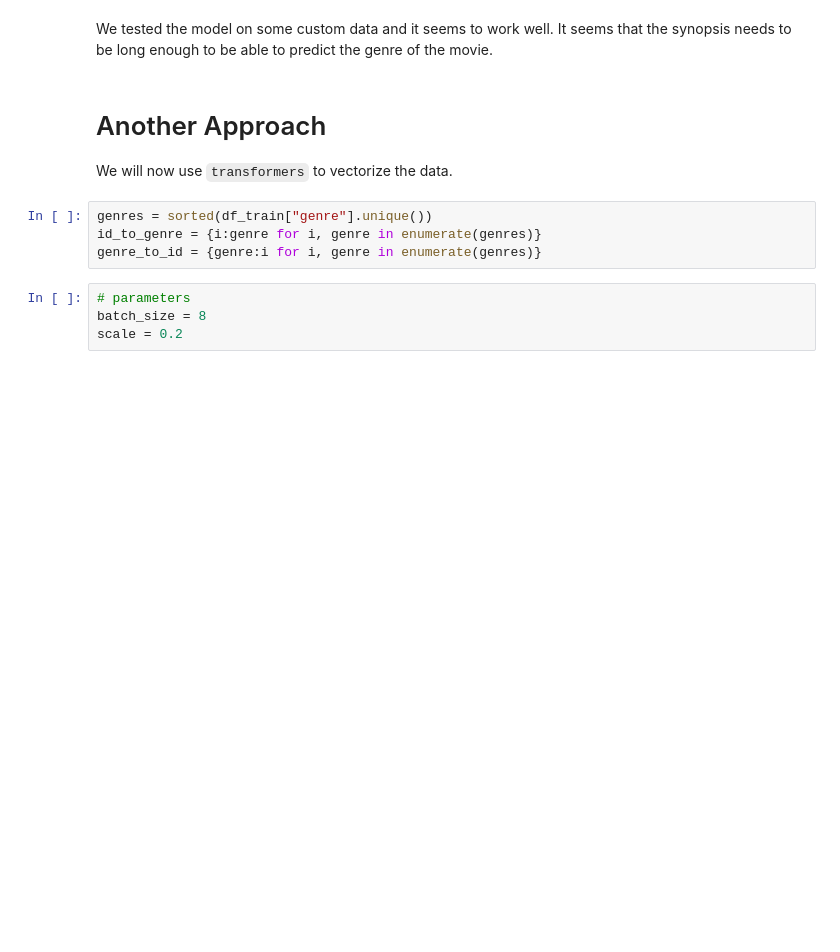
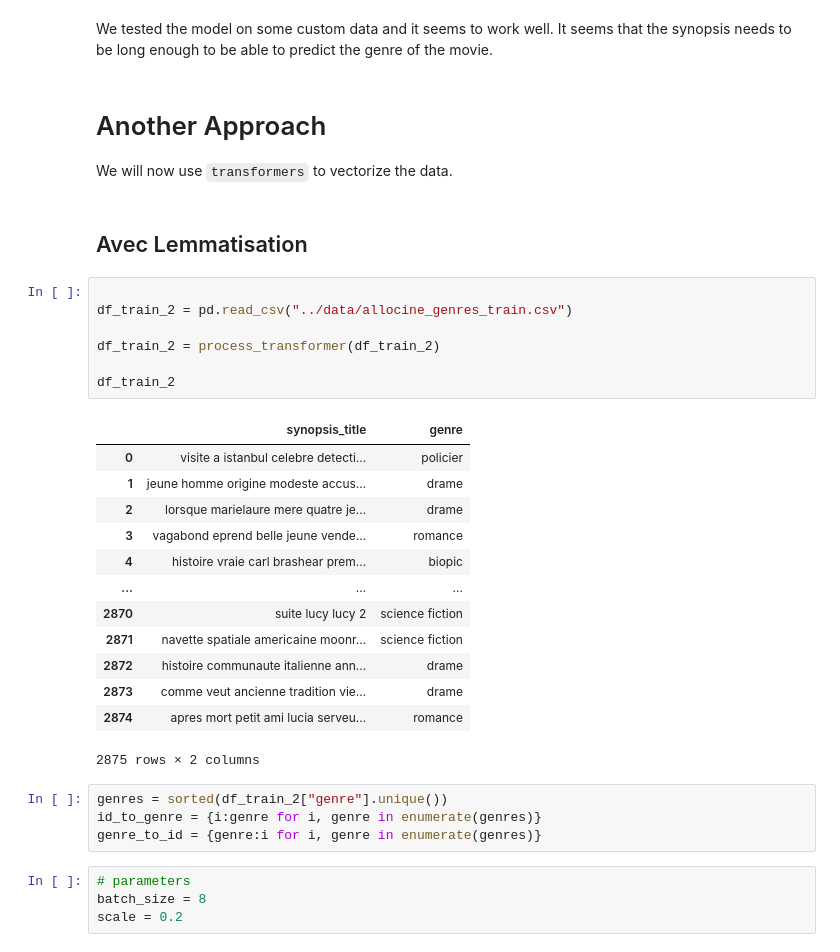
Before and after one commit to AymaneElmahi/whats-the-genre, a Jupyter notebook: model/model.ipynb, the cells around one changed output. Saved outputs shown, nothing was run; the diff lists cells and outputs as text; blank space fills up the shorter version.

```diff
--- a/model/model.ipynb
+++ b/model/model.ipynb
@@ -307,8 +309,31 @@ We tested the model on some custom data and it seems to work well. It seems that
 # Another Approach
 
 We will now use `transformers` to vectorize the data.
+# %% [markdown]
+## Avec Lemmatisation
+# %%
+
+df_train_2 = pd.read_csv("../data/allocine_genres_train.csv")
+
+df_train_2 = process_transformer(df_train_2)
+
+df_train_2
+# %% [output]
+|  | synopsis_title | genre |
+| 0 | visite a istanbul celebre detecti... | policier |
+| 1 | jeune homme origine modeste accus... | drame |
+| 2 | lorsque marielaure mere quatre je... | drame |
+| 3 | vagabond eprend belle jeune vende... | romance |
+| 4 | histoire vraie carl brashear prem... | biopic |
+| ... | ... | ... |
+| 2870 | suite lucy lucy 2 | science fiction |
+| 2871 | navette spatiale americaine moonr... | science fiction |
+| 2872 | histoire communaute italienne ann... | drame |
+| 2873 | comme veut ancienne tradition vie... | drame |
+| 2874 | apres mort petit ami lucia serveu... | romance |
+2875 rows × 2 columns
 # %%
-genres = sorted(df_train["genre"].unique())
+genres = sorted(df_train_2["genre"].unique())
 id_to_genre = {i:genre for i, genre in enumerate(genres)}
 genre_to_id = {genre:i for i, genre in enumerate(genres)}
 # %%
```
Also changed, not shown: parts of 16 cells of this notebook.
